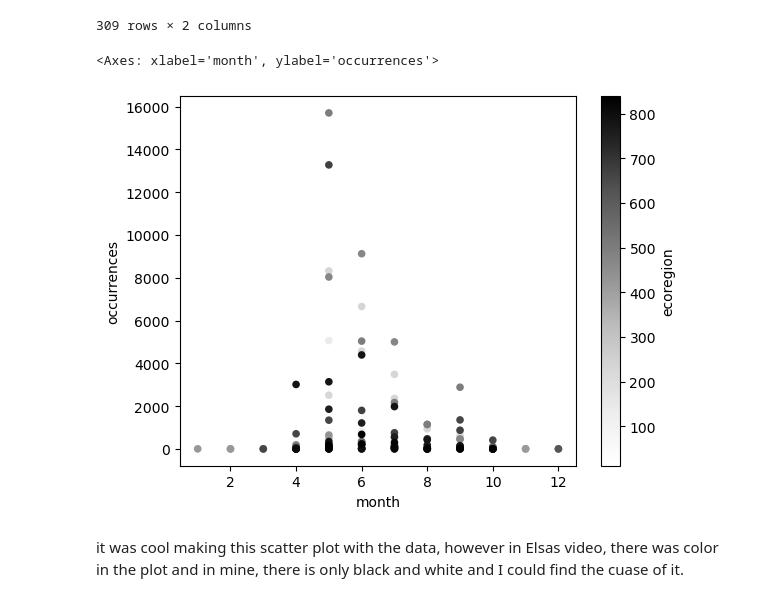
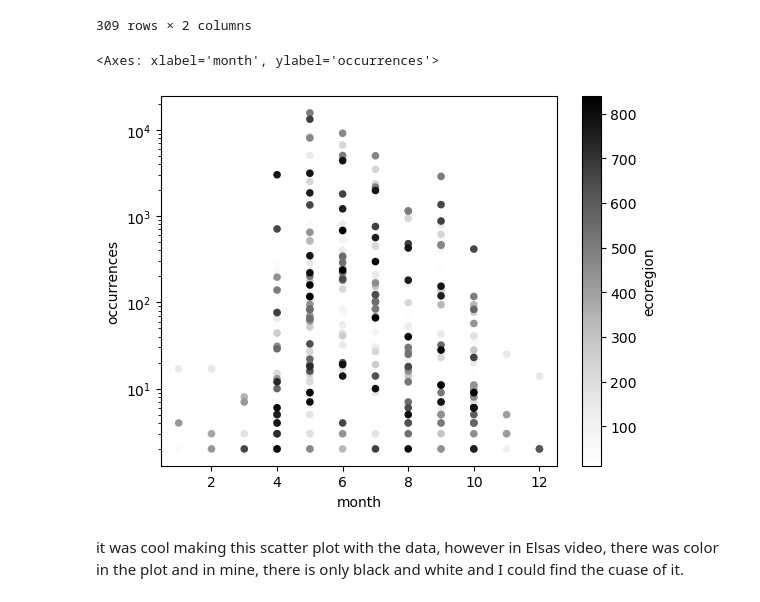
Before and after one commit to earthlab-education/02-migration-ryme1295, a Jupyter notebook: notebooks/migration-32-normalize.ipynb, the cells around one changed output. Drawn from its saved outputs; the diff is of its cells as text; code cells hidden in the pictures.

Commit message:
added logy=True

```diff
--- a/notebooks/migration-32-normalize.ipynb
+++ b/notebooks/migration-32-normalize.ipynb
@@ -147,11 +147,12 @@ occurrence_df
 309 rows × 2 columns
 # %%
 occurrence_df.reset_index().plot.scatter(
-    x='month' , y='occurrences' , c='ecoregion'
+    x='month' , y='occurrences' , c='ecoregion',
+    logy=True
 )
 # %% [output]
 <Axes: xlabel='month', ylabel='occurrences'>
-[figure, old version]
+[figure, new version]
 # %% [markdown]
 it was cool making this scatter plot with the data, however in Elsas video, there was color in the plot and in mine, there is only black and white and I could find the cuase of it.
 # %% [markdown]
```
